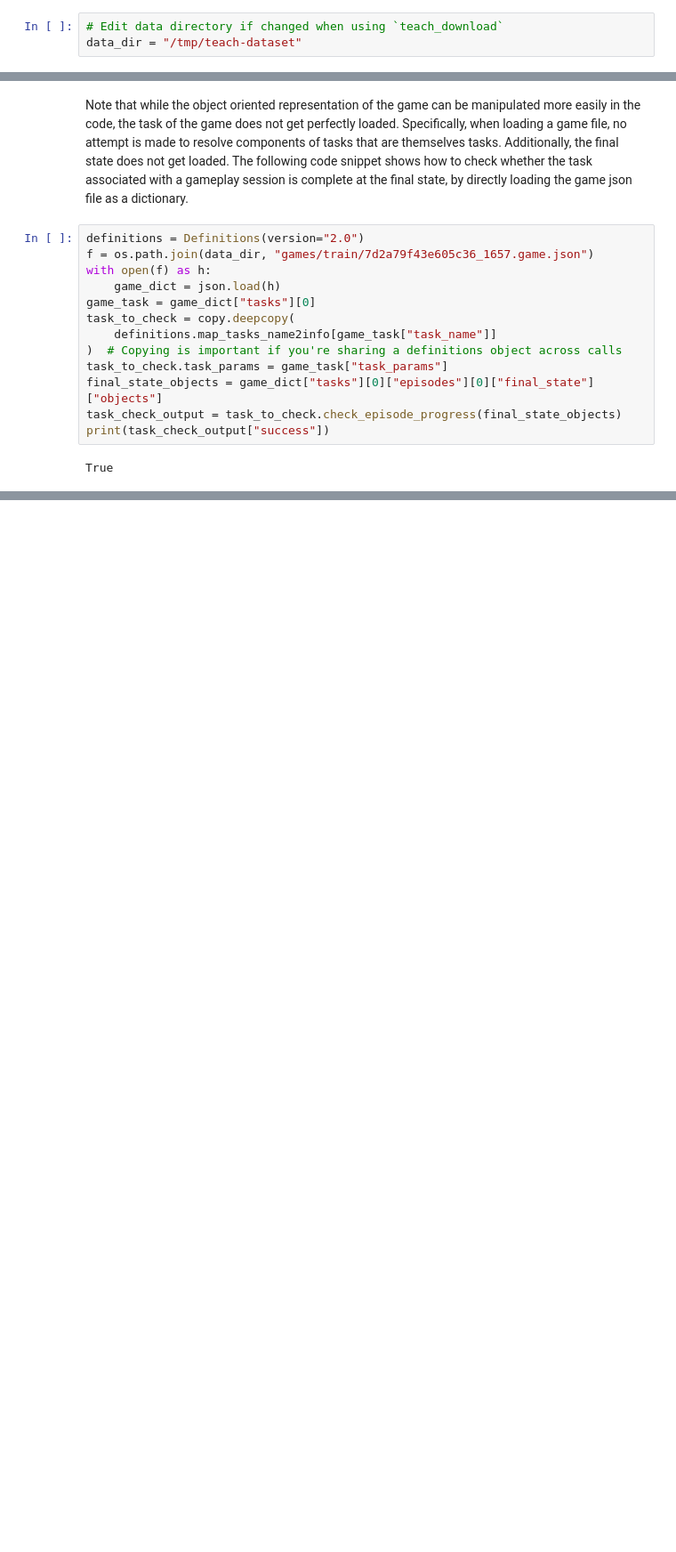
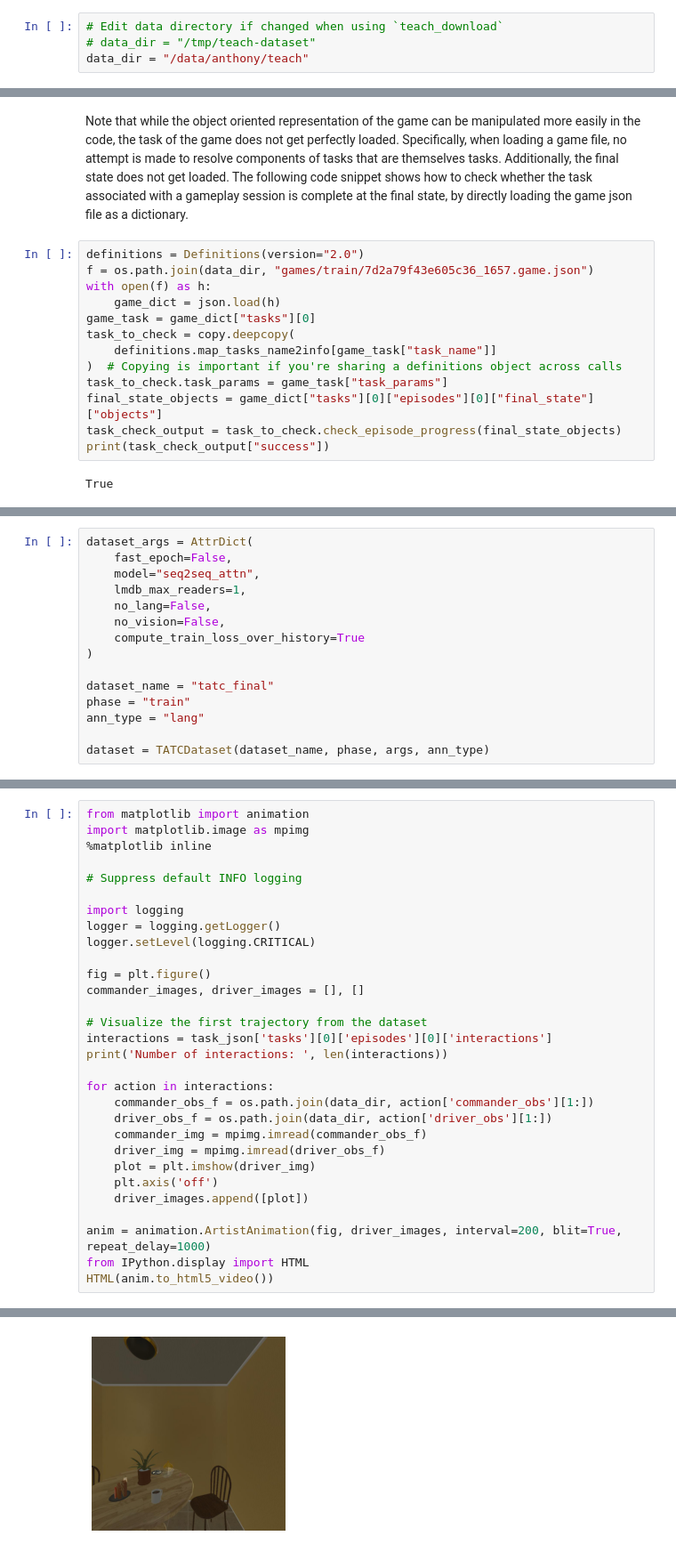
Before and after one commit to aliang8/teach, a Jupyter notebook: src/teach/analysis/teach_data_exploration.ipynb, the cells around one changed output, grey strips where cells are left out. Shown at 89% size. Saved outputs shown, nothing was run; the diff lists cells and outputs as text; blank space fills up the shorter version.

```diff
--- a/src/teach/analysis/teach_data_exploration.ipynb
+++ b/src/teach/analysis/teach_data_exploration.ipynb
@@ -13,7 +13,8 @@ from teach.dataset.dataset import Dataset
 from teach.dataset.actions import Action_Keyboard, Action_ObjectInteraction
 # %%
 # Edit data directory if changed when using `teach_download`
-data_dir = "/tmp/teach-dataset"
+# data_dir = "/tmp/teach-dataset"
+data_dir = "/data/anthony/teach"
 # %% [markdown]
 ### Definitions
 # %% [markdown]
@@ -270,0 +254,15 @@ For inference and evaluation it is recommended to use the provided inference scr
+# %%
+dataset_args = AttrDict(
+    fast_epoch=False,
+    model="seq2seq_attn",
+    lmdb_max_readers=1,
+    no_lang=False,
+    no_vision=False,
+    compute_train_loss_over_history=True
+)
+
+dataset_name = "tatc_final"
+phase = "train"
+ann_type = "lang"
+
+dataset = TATCDataset(dataset_name, phase, args, ann_type)
@@ -270,0 +380,31 @@ For inference and evaluation it is recommended to use the provided inference scr
+# %%
+from matplotlib import animation
+import matplotlib.image as mpimg
+%matplotlib inline
+
+# Suppress default INFO logging
+
+import logging
+logger = logging.getLogger()
+logger.setLevel(logging.CRITICAL)
+
+fig = plt.figure()
+commander_images, driver_images = [], []
+
+# Visualize the first trajectory from the dataset
+interactions = task_json['tasks'][0]['episodes'][0]['interactions']
+print('Number of interactions: ', len(interactions))
+
+for action in interactions:
+    commander_obs_f = os.path.join(data_dir, action['commander_obs'][1:])
+    driver_obs_f = os.path.join(data_dir, action['driver_obs'][1:])
+    commander_img = mpimg.imread(commander_obs_f)
+    driver_img = mpimg.imread(driver_obs_f)
+    plot = plt.imshow(driver_img)
+    plt.axis('off')
+    driver_images.append([plot])
+
+anim = animation.ArtistAnimation(fig, driver_images, interval=200, blit=True, repeat_delay=1000)
+from IPython.display import HTML
+HTML(anim.to_html5_video())
+# %% [output]
@@ -270,0 +413 @@ For inference and evaluation it is recommended to use the provided inference scr
+[figure, added]
```
Also changed, not shown: parts of 16 cells of this notebook, 1 other file.
